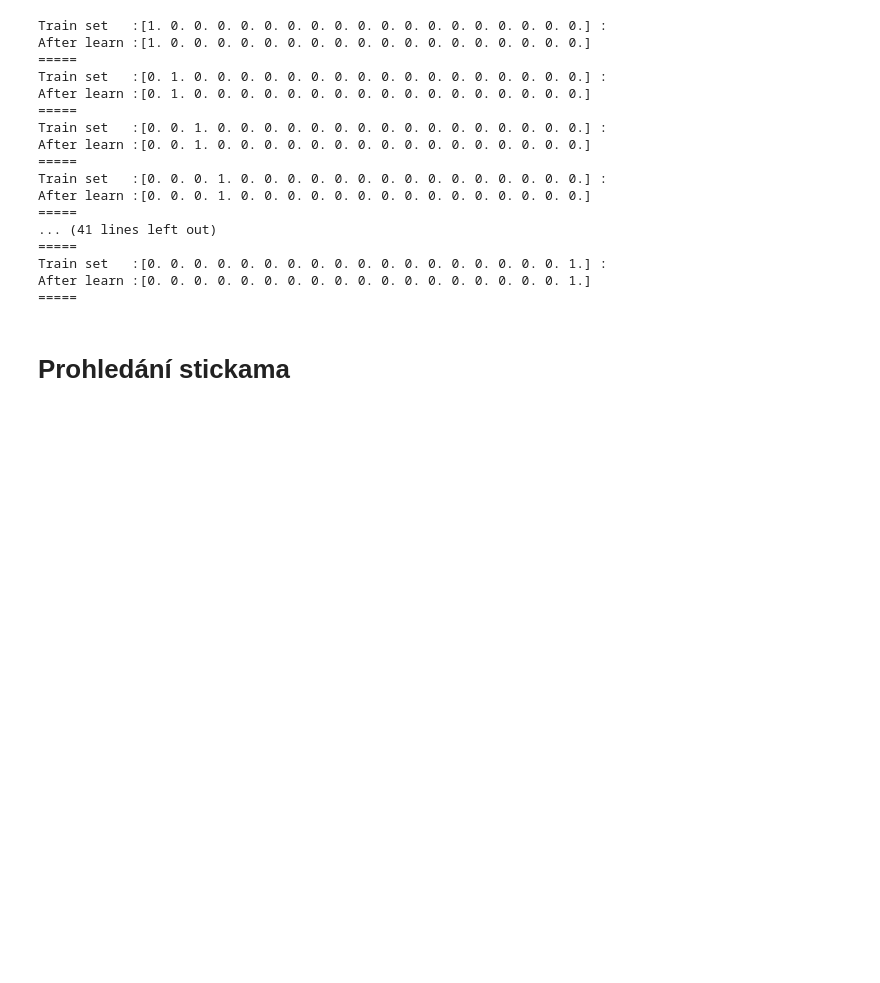
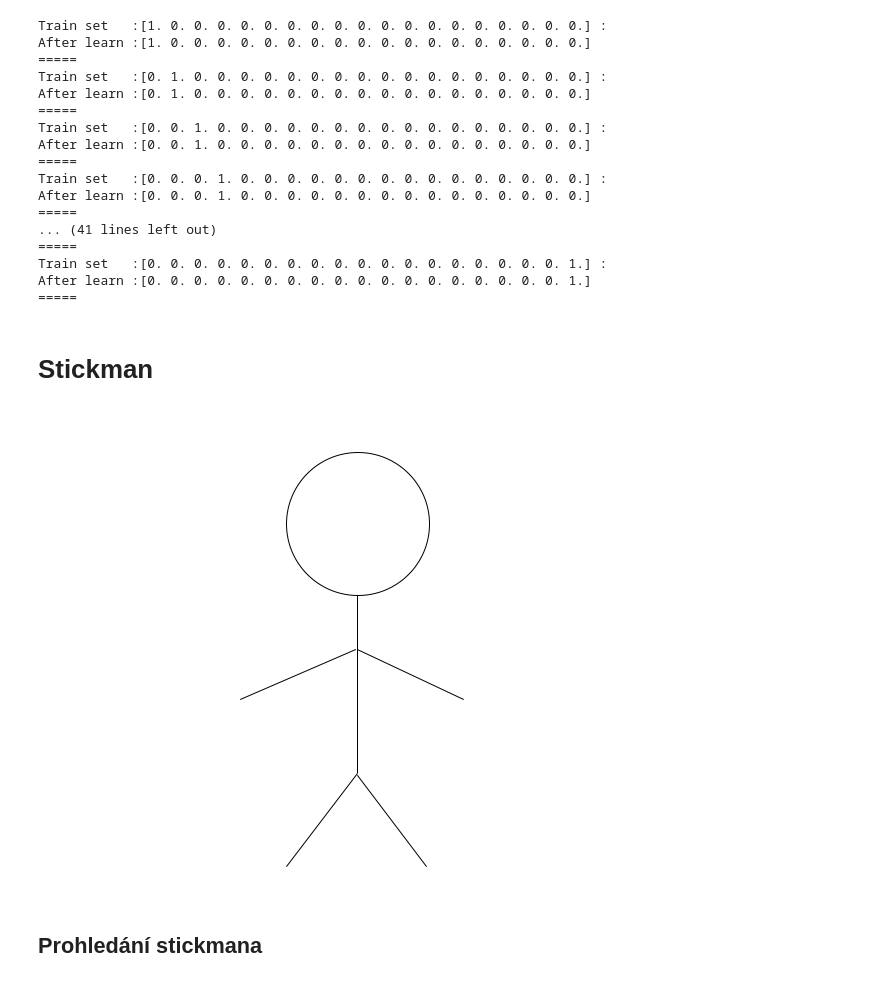
Before and after one commit to dhs-mag/Seminar-vypocetni-inteligence, a Jupyter notebook: Main.ipynb, the cells around one changed output. Drawn from its saved outputs; the diff is of its cells as text; code cells hidden in the pictures; blank space fills up the shorter version.

```diff
--- a/Main.ipynb
+++ b/Main.ipynb
@@ -293,5 +297,14 @@ After learn :[0. 0. 0. 1. 0. 0. 0. 0. 0. 0. 0. 0. 0. 0. 0. 0. 0. 0. 0.]
 Train set   :[0. 0. 0. 0. 0. 0. 0. 0. 0. 0. 0. 0. 0. 0. 0. 0. 0. 0. 1.] :
 After learn :[0. 0. 0. 0. 0. 0. 0. 0. 0. 0. 0. 0. 0. 0. 0. 0. 0. 0. 1.]
 =====
+# %% [markdown]
+# Stickman
+# %%
+IMG_URL = "./imgs/stickman.png"
+WIDTH = 640
+HEIGHT = 480
+display(JupyterImage(filename=IMG_URL))
+# %% [output]
+[figure, added]
 # %% [markdown]
-# Prohledání stickama
+## Prohledání stickmana
```
Also changed, not shown: parts of 4 cells of this notebook.
